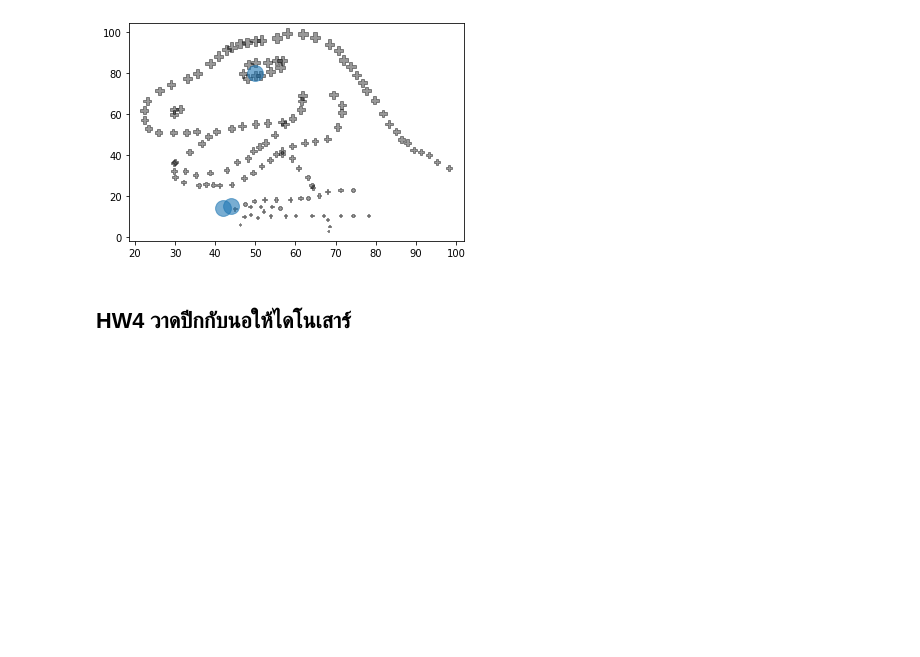
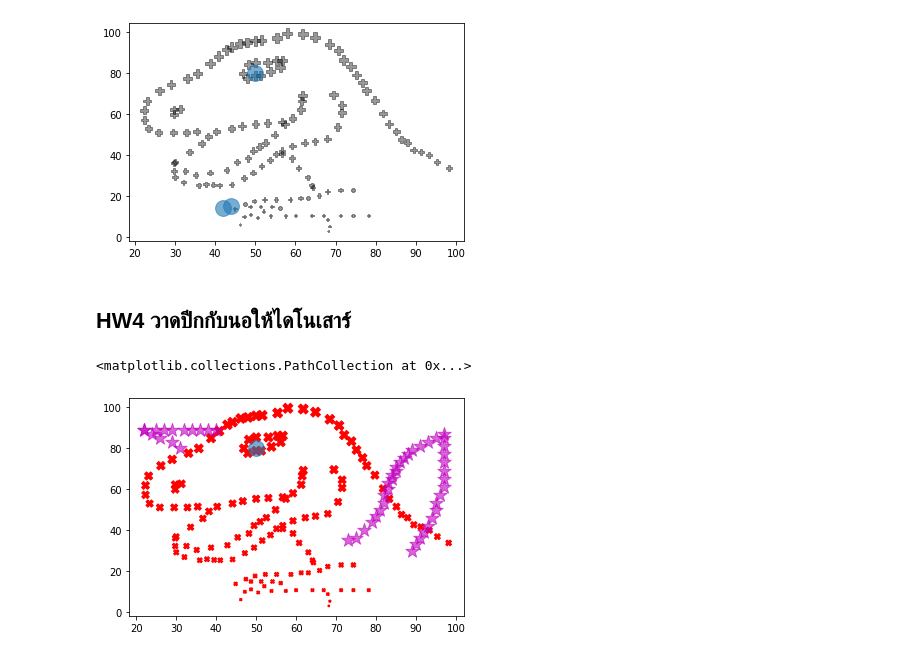
Before and after one commit to paweenatoei/KKU_data_mining, a Jupyter notebook: Data102.ipynb, the cells around one changed output. Cells and saved outputs as stored; diff of their text form; code cells hidden in the pictures; blank space fills up the shorter version.

```diff
--- a/Data102.ipynb
+++ b/Data102.ipynb
@@ -144,3 +144,10 @@ plt.scatter([44,42,50],[15,14,80],s=250,alpha=0.6)
 [figure]
 # %% [markdown]
 ## HW4 วาดปีกกับนอให้ไดโนเสาร์
+# %%
+plt.scatter(data['x'],data['y'],s=data['y'],c='r',marker='X')
+plt.scatter([31,29,26,24,22,40,38,36,34,32,29,27,25,22,73,75,77,79,80,81,82,82,83,83,84,84,85,85,86,87,88,89,91,93,95,97,97,97,97,97,97,97,97,96,95,95,94,93,92,91,90,89],[80,83,85,87,89,89,89,89,89,89,89,89,89,89,35,36,40,44,47,50,53,57,60,63,65,67,69,71,73,75,77,79,81,83,85,87,85,81,77,73,69,65,61,57,53,50,46,42,39,36,33,30],s=200,alpha=0.6,c='m',marker='*')
+plt.scatter([50],[80],s=250,alpha=0.6)
+# %% [output]
+<matplotlib.collections.PathCollection at 0x...>
+[figure, added]
```
